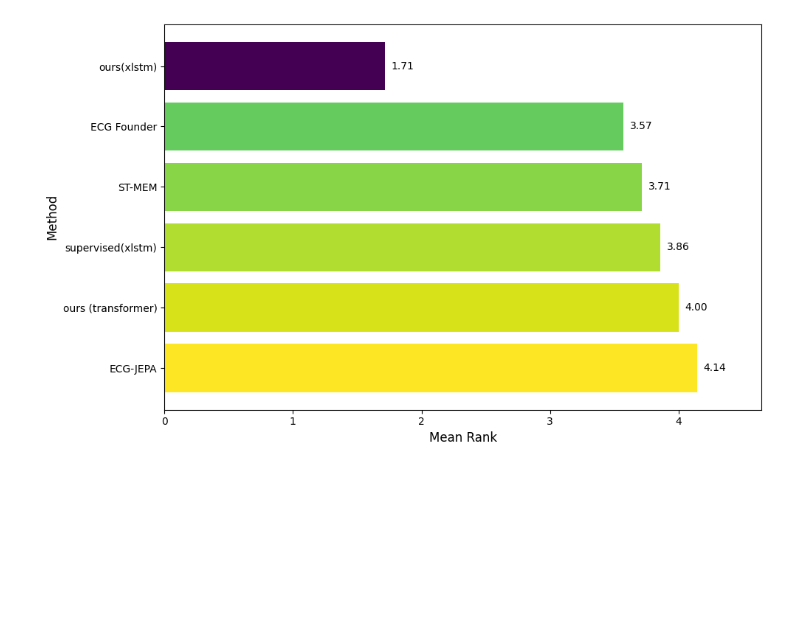
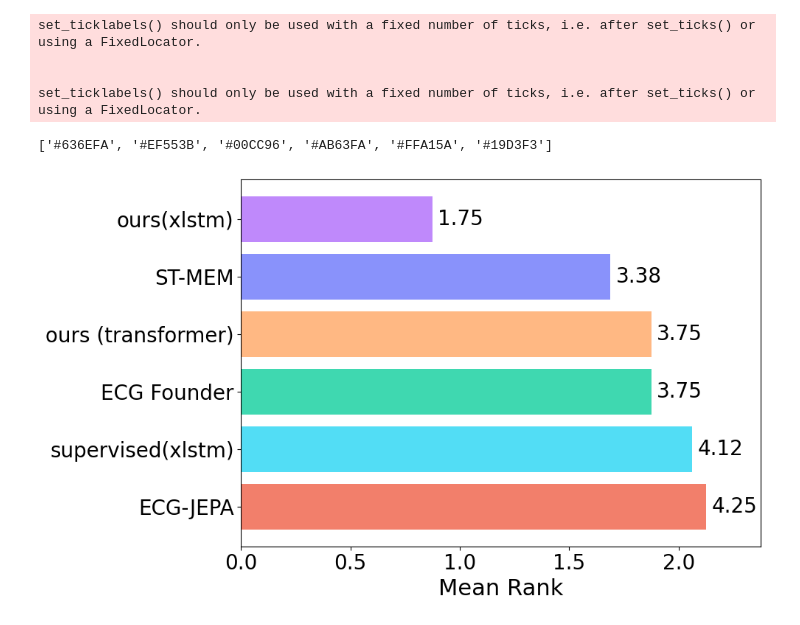
Before and after one commit to Lobster1911/bench-xecg-indian-benchmark, a Jupyter notebook: plots.ipynb, the cells around one changed output. Saved outputs shown, nothing was run; the diff lists cells and outputs as text; code cells hidden in the pictures; blank space fills up the shorter version.

```diff
--- a/plots.ipynb
+++ b/plots.ipynb
@@ -2,16 +2,17 @@
 import plotly.express as px
 import pandas as pd
 
-categories = ['PTB-XL', 'CPSC2018', 'MIT-BIH', 'Sleep Apnea', 'LVEF', 'PPG', 'Exercise']
+categories = ['PTB-XL', 'CPSC2018', 'MIT-BIH', 'Sleep<br>Apnea', 'LVEF', 'PPG', 'Exercise', 'R-PEAK']
 
 data = {
     'PTB-XL / AUC':             [0.930, 0.923, 0.931, 0.928, 0.927, 0.873],
     'CPSC2018 / AUC':           [0.962, 0.966, 0.973, 0.918, 0.979, 0.941],
     'MIT-BIH / F1':            [0.588, 0.513, 0.408, 0.532, 0.620, 0.398],
     'Sleep Apnea / AUC':        [0.718, 0.605, 0.642, 0.721, 0.942, 0.765],
-    'LVEF / MAE':               [7.67, 7.49, 7.29, 7.42, 6.91, 6.96],
+    'LVEF / MAE':               [7.20, 7.034, 6.77, 6.78, 6.61, 6.96],
     'PPG / AUC':                [0.695, 0.832, 0.865, 0.857, 0.908, 0.878],
-    'Exercise / F1':           [0.986, 0.986, 0.082, 0.929, 0.972, 0.963]
+    'Exercise / F1':           [0.986, 0.986, 0.082, 0.929, 0.972, 0.963],
+    'R-PEAK / F1':              [0.939, 0.913, 0.111, 0.933, 0.935, 0.916],
 }
 
 methods = ['ST-MEM', 'ECG-JEPA', 'ECG Founder', 'ours (transformer)', 'ours(xlstm)', 'supervised(xlstm)']
@@ -309,44 +332,64 @@ set_ticklabels() should only be used with a fixed number of ticks, i.e. after se
 import matplotlib.pyplot as plt
 import seaborn as sns
 import numpy as np
+
+from plotly.colors import qualitative
+from matplotlib.ticker import MultipleLocator
 
 # Prepare data
 df_ranked_sorted = df_ranked.copy()
 df_ranked_sorted["mean_rank"] = df_ranked.mean(axis=1)
 df_ranked_sorted = df_ranked_sorted.sort_values(by="mean_rank", ascending=True)
 
 # Set style
 # sns.set(style="whitegrid")
 
+pastel_colors = qualitative.Plotly[:len(df_ranked_sorted)]
+# convert to hex
+print(pastel_colors)
+# change indexes
+pastel_colors = [pastel_colors[i] for i in [3, 0, 4, 2, 5, 1]]
+# add some alpha for better visibility
+pastel_colors = [f"{color}c0" for color in pastel_colors]  #
+
 # Generate color gradient
 norm = plt.Normalize(df_ranked_sorted["mean_rank"].min(), df_ranked_sorted["mean_rank"].max())
-colors = plt.cm.viridis(norm(df_ranked_sorted["mean_rank"]))
+colors = pastel_colors
 
 fig, ax = plt.subplots(figsize=(10, 6))
 
 # Draw horizontal bars
 bars = ax.barh(df_ranked_sorted.index, df_ranked_sorted["mean_rank"], color=colors)
+ax.set_yticklabels(df_ranked_sorted.index, fontsize=20)
+ax.set_xticklabels(ax.get_xticks(), fontsize=20)
 
 # Add labels to bars
 for i, (value, label) in enumerate(zip(df_ranked_sorted["mean_rank"], df_ranked_sorted.index)):
-    ax.text(value + 0.05, i, f"{value:.2f}", va='center', ha='left', fontsize=10, color='black')
+    ax.text(value + 0.05, i, f"{value:.2f}", va='center', ha='left', fontsize=20, color='black')
 
 # Format plot
-ax.set_xlabel('Mean Rank', fontsize=12)
-ax.set_ylabel('Method', fontsize=12)
+ax.set_xlabel('Mean Rank', fontsize=22)
+#ax.set_ylabel('Method', fontsize=12)
 # ax.set_title('Mean Rank of Methods', fontsize=14, weight='bold', pad=15)
 ax.invert_yaxis()  # Highest rank at top
 ax.set_xlim([0, df_ranked_sorted["mean_rank"].max() + 0.5])  # Adjust x-axis limit
+ax.xaxis.set_minor_locator(MultipleLocator(250))
+
 # ax.grid(True, axis='x', linestyle='--', alpha=0.7)
 # ax.set_axisbelow(True)
 
 # Remove spines
 # sns.despine(left=True, bottom=True)
 
 plt.tight_layout()
 plt.savefig("mean_rank_methods.png", dpi=300)
 # %% [output]
+set_ticklabels() should only be used with a fixed number of ticks, i.e. after set_ticks() or using a FixedLocator.
+
+
+set_ticklabels() should only be used with a fixed number of ticks, i.e. after set_ticks() or using a FixedLocator.
+['#636EFA', '#EF553B', '#00CC96', '#AB63FA', '#FFA15A', '#19D3F3']
-[figure, old version]
+[figure, new version]
 # %%
 df_ranked_r = len(df_ranked) - df_ranked
 df_ranked_r.head()
```
Also changed, not shown: parts of 11 cells of this notebook, 5 other files.
